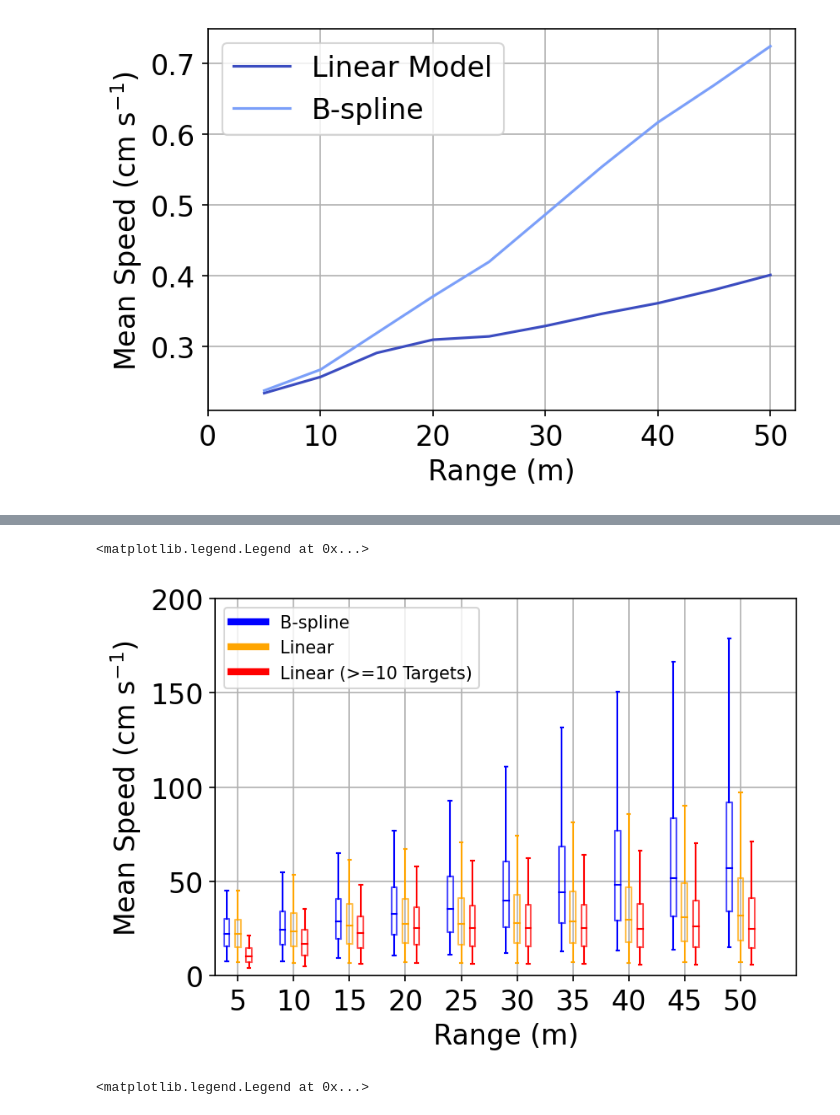
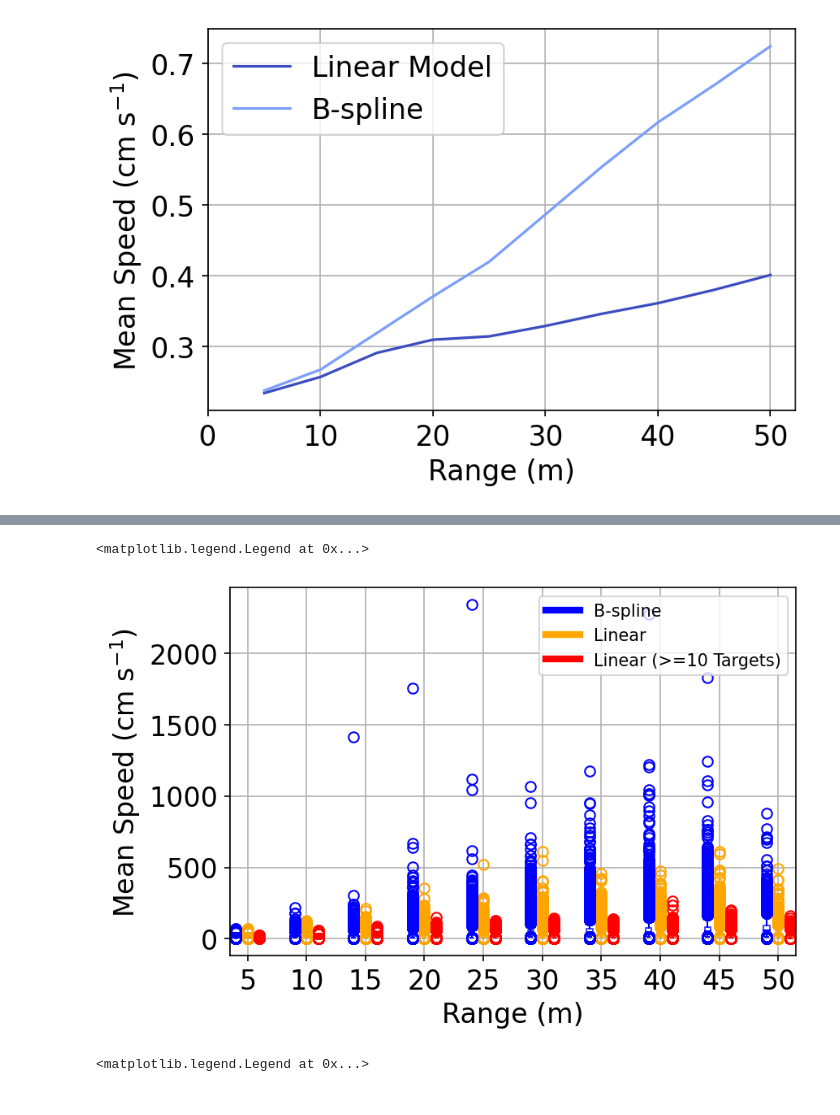
Before and after one commit to leviner/MooredEchosounders, a Jupyter notebook: code/trackPlots.ipynb, the cells around one changed output, grey strips where cells are left out. Drawn from its saved outputs; the diff is of its cells as text; code cells hidden in the pictures.

```diff
--- a/code/trackPlots.ipynb
+++ b/code/trackPlots.ipynb
@@ -113,20 +98,27 @@ rcParams['axes.prop_cycle'] = cycler(color=cmap(np.linspace(0, 1, N)))
 allT = pd.concat([dfD1T,dfD2T,dfD3T])
 r = 5
 fig = plt.figure(dpi=150)
-plt.plot(np.arange(0,50,r),spSmooth,color='k')
+plt.plot(np.arange(0,50,r),[100*s for s in spSmooth],'--',color='k')
+plt.plot(np.arange(0,50,r),[100*s for s in spLin],'-',color='k')
+ct = 0
 for tL in np.arange(5,31,5):
     curT = allT[allT.Num_targets>= tL]
     spLin=[]
     for d in np.arange(0,50,r):
         spLin.append(np.mean(curT[(curT.Target_depth_mean >= d)&(curT.Target_depth_mean < d+r)].linearSpeed*100))
 
-    plt.plot(np.arange(0,50,r),spLin)
+    plt.plot(np.arange(0,50,r),spLin,color=cmap(np.linspace(0, 1, N))[ct])
+    plt.text(-7,44-(ct*5), '>='+str(np.arange(5,31,5)[ct]), color=cmap(np.linspace(0, 1, N))[ct],fontsize=12)
 
+    ct+=1
+plt.axis([-5,50,0,80])
 plt.gca().invert_xaxis()
 plt.xticks(np.arange(0,51,10))
 plt.gca().set_xticklabels([str(a) for a in np.arange(50,-1,-10)])
 plt.xlabel('Range (m)')
 plt.ylabel('Mean Speed (cm s$^{-1}$)')
 plt.legend(['B-spline','Linear Model'])
+plt.text(-6,50,'N$_{Targets}$',fontsize=12)
+
 plt.grid()
 # %% [output]
@@ -134,0 +142,19 @@ ValueError: setting an array element with a sequence.
+# %%
+# how big is the beam?
+fig = plt.figure(dpi=150)
+N = len(np.arange(5,31,5))
+cmap = plt.cm.coolwarm
+ct=0
+rcParams['axes.prop_cycle'] = cycler(color=cmap(np.linspace(0, 1, N)))
+bw = [2*(x*np.tan(np.radians(9))) for x in np.arange(5,51,5)]
+for nT in [5,10,15,20,25]:
+    sp = [d/nT/2 for d in bw]
+    plt.plot(np.arange(5,51,r),[100*s for s in sp],color=cmap(np.linspace(0, 1, N))[ct])
+    #plt.text(55,44-(ct*10), '>='+str(np.arange(5,31,5)[ct]), color=cmap(np.linspace(0, 1, N))[ct],fontsize=12)
+    ct+=1
+plt.axis([0,55,0,175])
+plt.xlabel('Range (m)')
+plt.ylabel('Maximum Observable\nFish Speed (cm s$^{-1}$)')
+plt.grid()
+plt.legend(['5','10','15','20' ,'25'],title='Minimum #\nof Targets',fontsize=14,ncol=2)
+#plt.text(-6,50,'N$_{Targets}$',fontsize=12)
@@ -146,7 +175,7 @@ for d in np.arange(0,50,r):
 fig = plt.figure(dpi=150)
 plt.rcParams.update({'font.size': 16})
 
-box=plt.boxplot(spLin,positions =np.arange(5,51,r),whis=[5,95],showfliers=False)
+box=plt.boxplot(spLin,positions =np.arange(5,51,r),whis=[5,95],showfliers=True)
 col='orange'
 for item in ['whiskers','caps']:
     plt.setp(box[item], color=col)
@@ -155,43 +184,43 @@ for item in ['medians','boxes']:
 plt.setp(box["fliers"], markeredgecolor=col)
 plt.setp(box["boxes"], color=col,alpha=0.7)
 
-box=plt.boxplot(spSmooth,positions =np.arange(5,51,r)+1,whis=[5,95],showfliers=False)
+box=plt.boxplot(spSmooth,positions =np.arange(5,51,r)+1,whis=[5,95],showfliers=True)
 col='blue'
 for item in ['whiskers','caps']:
     plt.setp(box[item], color=col)
 for item in ['medians','boxes']:
     plt.setp(box[item], color=col)
 plt.setp(box["fliers"], markeredgecolor=col)
 plt.setp(box["boxes"], color=col,alpha=0.7)
 
-box=plt.boxplot(spLinLong,positions =np.arange(5,51,r)-1,whis=[5,95],showfliers=False)
+box=plt.boxplot(spLinLong,positions =np.arange(5,51,r)-1,whis=[5,95],showfliers=True)
 col='red'
 for item in ['whiskers','caps']:
     plt.setp(box[item], color=col)
 for item in ['medians','boxes']:
     plt.setp(box[item], color=col)
 plt.setp(box["fliers"], markeredgecolor=col)
 plt.setp(box["boxes"], color=col,alpha=0.7)
 
-plt.axis([0,52,0,200])
+#plt.axis([0,52,0,200])
 plt.gca().invert_xaxis()
 plt.xticks(np.arange(5,51,5))
 plt.gca().set_xticklabels([str(a) for a in np.arange(50,4,-5)])
 plt.xlabel('Range (m)')
 plt.ylabel('Mean Speed (cm s$^{-1}$)')
 #plt.legend(['B-spline','Linear Model','Linear Model (>=15 Targets)'],fontsize=10)
 plt.grid()
 
 from matplotlib.lines import Line2D
 custom_lines = [Line2D([0], [0], color='blue', lw=4),
                 Line2D([0], [0], color='orange', lw=4),
                 Line2D([0], [0], color='red', lw=4)]
 
 
 plt.legend(custom_lines, ['B-spline', 'Linear', 'Linear (>=10 Targets)'],fontsize=10)
 # %% [output]
 <matplotlib.legend.Legend at 0x...>
-[figure, old version]
+[figure, new version]
 # %%
 files = ['../data/physicalData/PMEL_2017_17ckp11a_wcp_vel.nc','../data/physicalData/PMEL_2018_18ckp11a_wcp_vel.nc',
     '../data/physicalData/PMEL_2017_17ckp1a_wcp_vel.nc','../data/physicalData/PMEL_2018_18ckp1a_wcp_vel.nc',
```
Also changed, not shown: parts of 6 cells of this notebook.
